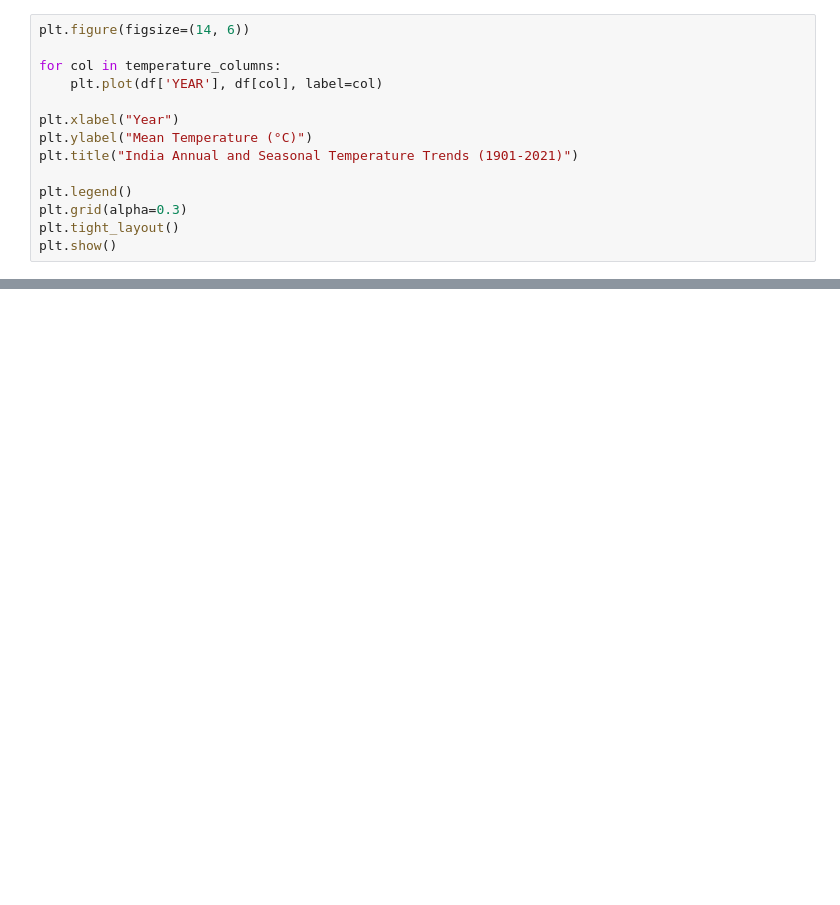
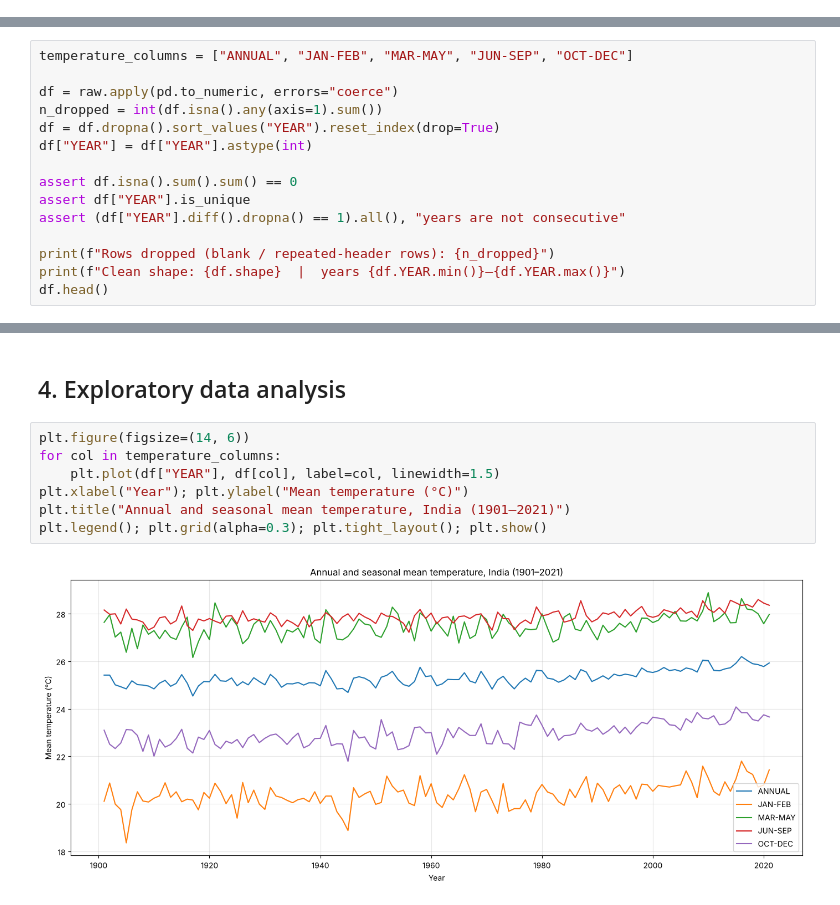
Before and after one commit to Mayankkataria-1/ml-project, a Jupyter notebook: Temperature ML Project.ipynb, the cells around one changed output, grey strips where cells are left out. Cells and saved outputs as stored; diff of their text form; blank space fills up the shorter version.

```diff
--- a/Temperature ML Project.ipynb
+++ b/Temperature ML Project.ipynb
@@ -101,14 +0,0 @@ Dataset Preview:
-# %%
-plt.figure(figsize=(14, 6))
-
-for col in temperature_columns:
-    plt.plot(df['YEAR'], df[col], label=col)
-
-plt.xlabel("Year")
-plt.ylabel("Mean Temperature (°C)")
-plt.title("India Annual and Seasonal Temperature Trends (1901-2021)")
-
-plt.legend()
-plt.grid(alpha=0.3)
-plt.tight_layout()
-plt.show()
@@ -1095,0 +63,15 @@ FULL-PERIOD LINEAR WARMING TRENDS (1901-2021)
+# %%
+temperature_columns = ["ANNUAL", "JAN-FEB", "MAR-MAY", "JUN-SEP", "OCT-DEC"]
+
+df = raw.apply(pd.to_numeric, errors="coerce")
+n_dropped = int(df.isna().any(axis=1).sum())
+df = df.dropna().sort_values("YEAR").reset_index(drop=True)
+df["YEAR"] = df["YEAR"].astype(int)
+
+assert df.isna().sum().sum() == 0
+assert df["YEAR"].is_unique
+assert (df["YEAR"].diff().dropna() == 1).all(), "years are not consecutive"
+
+print(f"Rows dropped (blank / repeated-header rows): {n_dropped}")
+print(f"Clean shape: {df.shape}  |  years {df.YEAR.min()}–{df.YEAR.max()}")
+df.head()
@@ -1095,0 +87,11 @@ FULL-PERIOD LINEAR WARMING TRENDS (1901-2021)
+# %% [markdown]
+## 4. Exploratory data analysis
+# %%
+plt.figure(figsize=(14, 6))
+for col in temperature_columns:
+    plt.plot(df["YEAR"], df[col], label=col, linewidth=1.5)
+plt.xlabel("Year"); plt.ylabel("Mean temperature (°C)")
+plt.title("Annual and seasonal mean temperature, India (1901–2021)")
+plt.legend(); plt.grid(alpha=0.3); plt.tight_layout(); plt.show()
+# %% [output]
+[figure, added]
```
Also changed, not shown: parts of 42 cells of this notebook.
